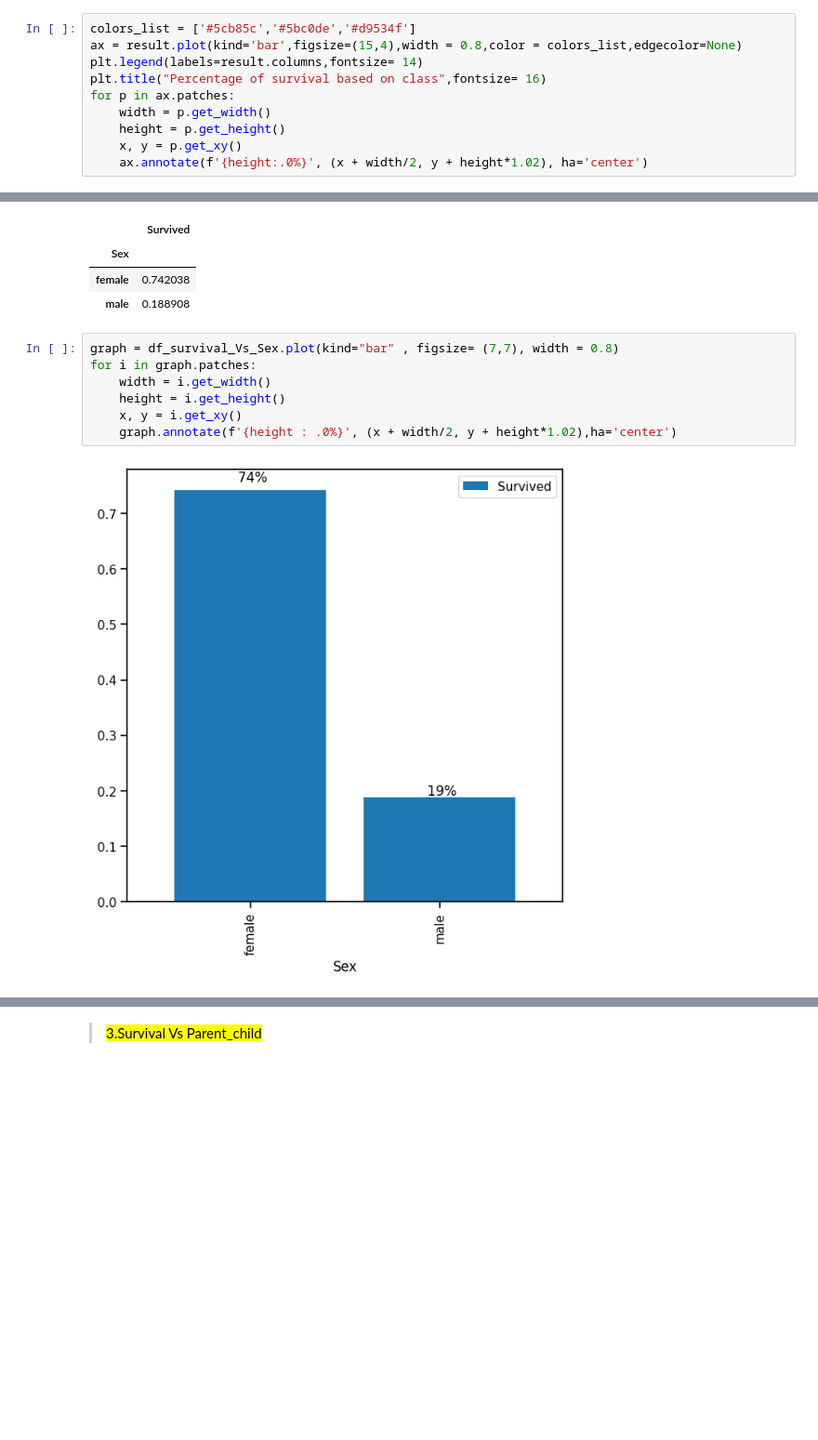
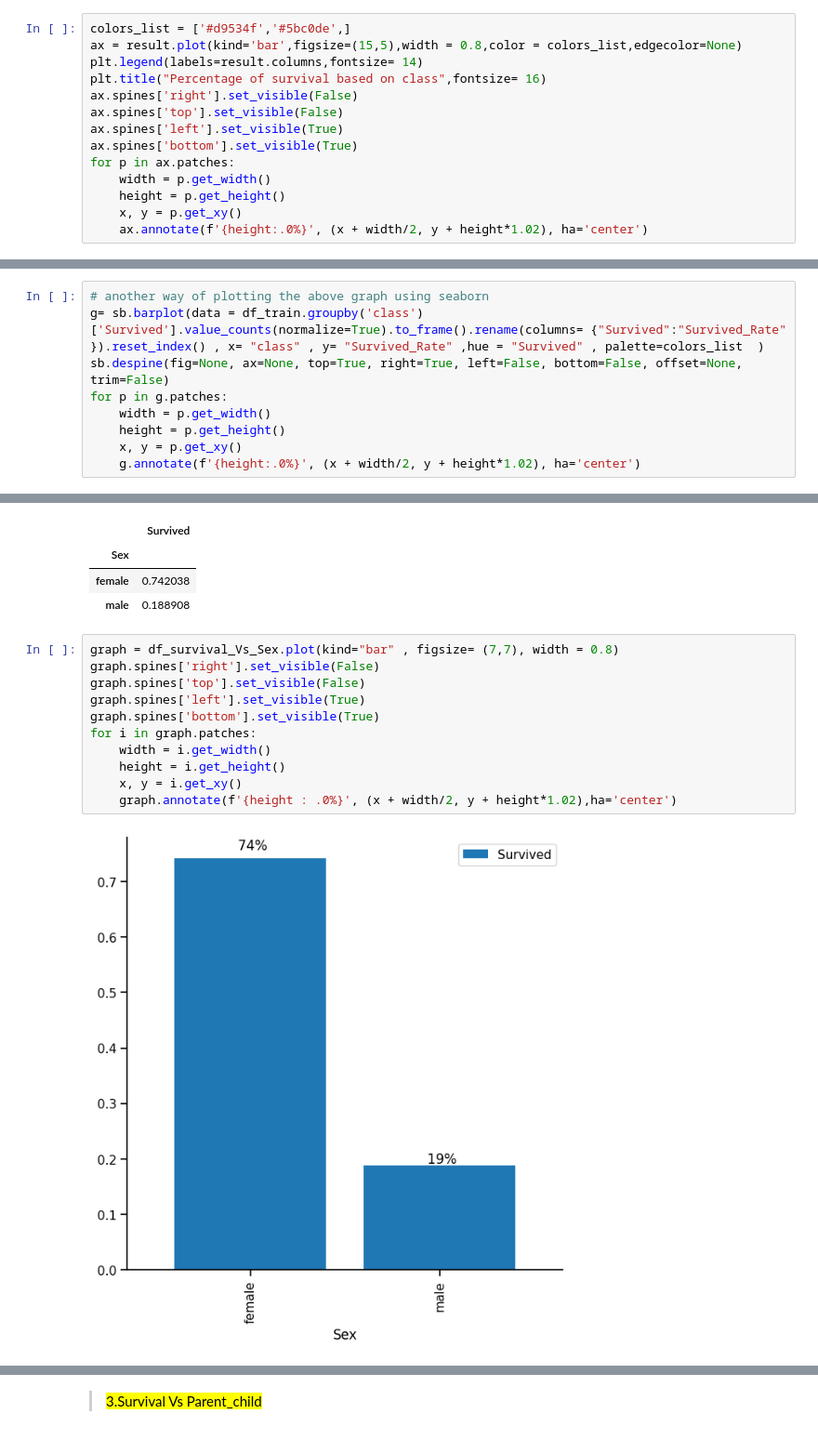
Before and after one commit to mtheggi/Titanic-Survival-Prediction, a Jupyter notebook: Titanic_Survival_Prediction.ipynb, the cells around one changed output, grey strips where cells are left out. Shown: that part at 93% size. Cells and saved outputs as stored; diff of their text form; blank space fills up the shorter version.

```diff
--- a/Titanic_Survival_Prediction.ipynb
+++ b/Titanic_Survival_Prediction.ipynb
@@ -241,10 +233,14 @@ df_notSurvived.rename(columns = {'Survived_Rate' : 'NotSurvived_Rate'}, inplace
 result = pd.merge(df_notSurvived, df_Class_Vs_Survived, on = 'class')
 result.set_index('class', inplace = True)
 # %%
-colors_list = ['#5cb85c','#5bc0de','#d9534f']
-ax = result.plot(kind='bar',figsize=(15,4),width = 0.8,color = colors_list,edgecolor=None)
+colors_list = ['#d9534f','#5bc0de',]
+ax = result.plot(kind='bar',figsize=(15,5),width = 0.8,color = colors_list,edgecolor=None)
 plt.legend(labels=result.columns,fontsize= 14)
 plt.title("Percentage of survival based on class",fontsize= 16)
+ax.spines['right'].set_visible(False)
+ax.spines['top'].set_visible(False)
+ax.spines['left'].set_visible(True)
+ax.spines['bottom'].set_visible(True)
 for p in ax.patches:
     width = p.get_width()
     height = p.get_height()
@@ -254,0 +251,9 @@ for p in ax.patches:
+# %%
+# another way of plotting the above graph using seaborn
+g= sb.barplot(data = df_train.groupby('class')['Survived'].value_counts(normalize=True).to_frame().rename(columns= {"Survived":"Survived_Rate" }).reset_index() , x= "class" , y= "Survived_Rate" ,hue = "Survived" , palette=colors_list  )
+sb.despine(fig=None, ax=None, top=True, right=True, left=False, bottom=False, offset=None, trim=False)
+for p in g.patches:
+    width = p.get_width()
+    height = p.get_height()
+    x, y = p.get_xy()
+    g.annotate(f'{height:.0%}', (x + width/2, y + height*1.02), ha='center')
@@ -276,10 +283,14 @@ df_survival_Vs_Sex
 | male | 0.188908 |
 # %%
 graph = df_survival_Vs_Sex.plot(kind="bar" , figsize= (7,7), width = 0.8)
+graph.spines['right'].set_visible(False)
+graph.spines['top'].set_visible(False)
+graph.spines['left'].set_visible(True)
+graph.spines['bottom'].set_visible(True)
 for i in graph.patches:
     width = i.get_width()
     height = i.get_height()
     x, y = i.get_xy()
     graph.annotate(f'{height : .0%}', (x + width/2, y + height*1.02),ha='center')
 # %% [output]
-[figure, old version]
+[figure, new version]
```
Also changed, not shown: parts of 21 cells of this notebook.
